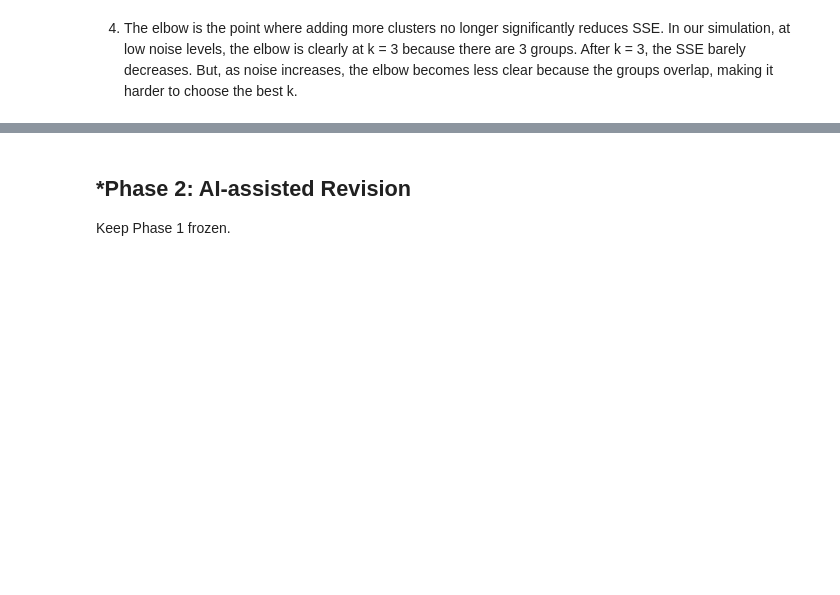
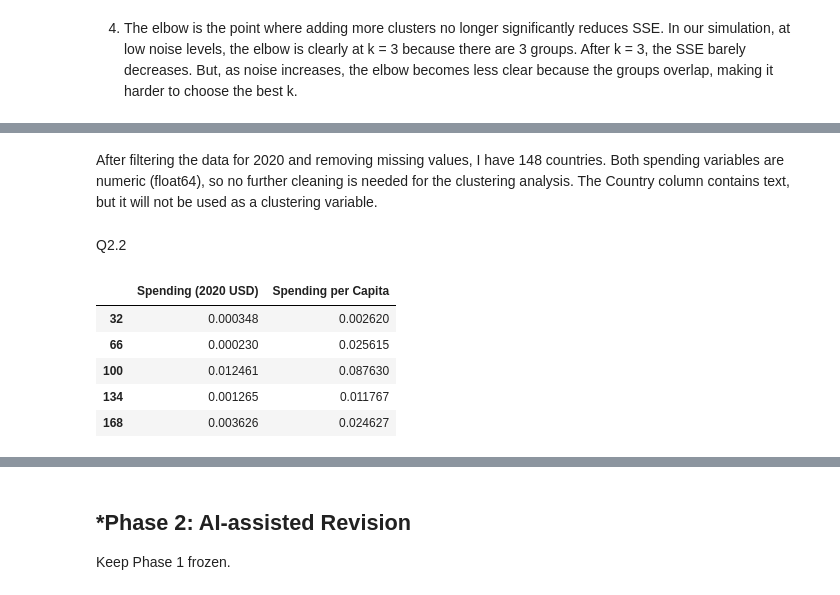
Before and after one commit to raffaellaalpaca-ai/A04-clustering, a Jupyter notebook: notebook.ipynb, the cells around one changed output, grey strips where cells are left out. Saved outputs shown, nothing was run; the diff lists cells and outputs as text; code cells hidden in the pictures; blank space fills up the shorter version.

```diff
--- a/notebook.ipynb
+++ b/notebook.ipynb
@@ -216,0 +262,16 @@ As the noise increases, the SSE values become higher and the elbow becomes less
+# %% [markdown]
+After filtering the data for 2020 and removing missing values, I have 148 countries. Both spending variables are numeric (float64), so no further cleaning is needed for the clustering analysis. The Country column contains text, but it will not be used as a clustering variable.
+# %% [markdown]
+Q2.2
+# %%
+#min-max normalization
+X = df2020[['Spending (2020 USD)', 'Spending per Capita']]
+X_scaled = (X - X.min()) / (X.max() - X.min())
+X_scaled.head()
+# %% [output]
+|  | Spending (2020 USD) | Spending per Capita |
+| 32 | 0.000348 | 0.002620 |
+| 66 | 0.000230 | 0.025615 |
+| 100 | 0.012461 | 0.087630 |
+| 134 | 0.001265 | 0.011767 |
+| 168 | 0.003626 | 0.024627 |
```
Also changed, not shown: parts of 6 cells of this notebook.
